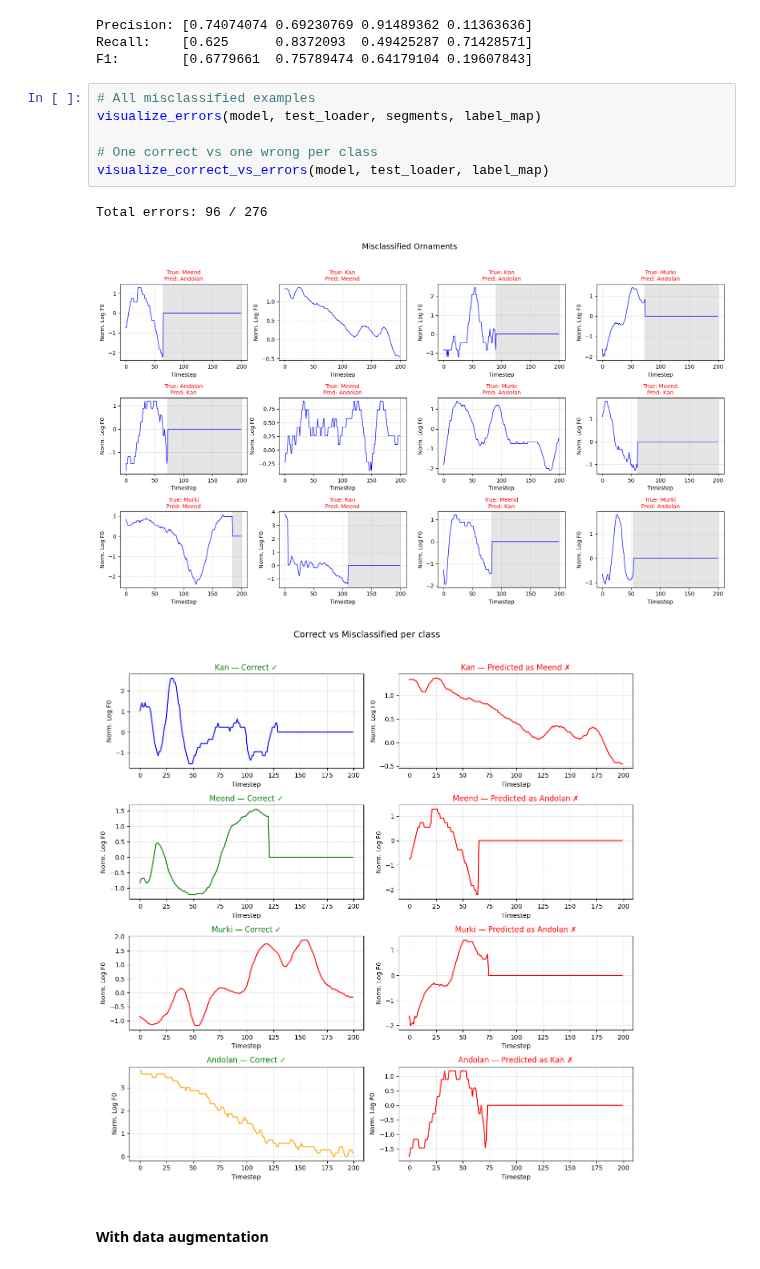
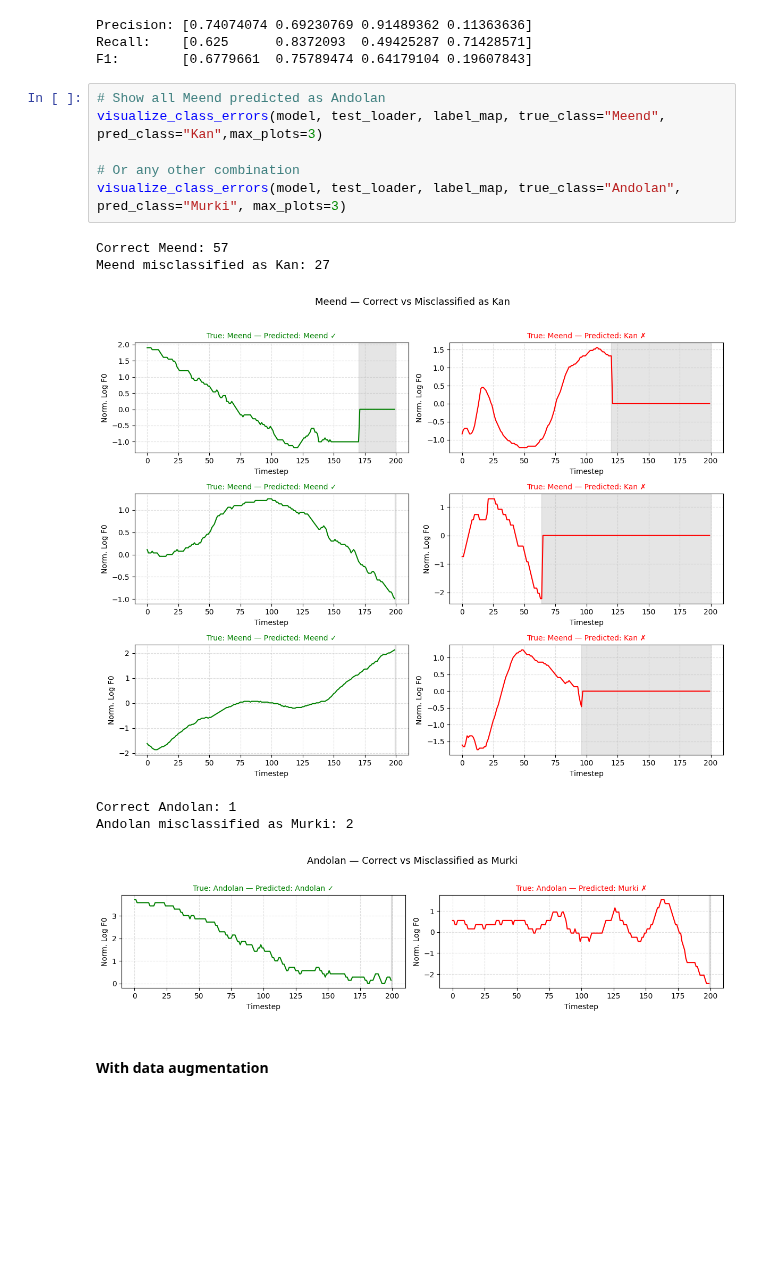
Before and after one commit to Sangarshanan/hindustani-ornamentation-classification, a Jupyter notebook: notebooks/TCN_Final.ipynb, the cells around one changed output. Cells and saved outputs as stored; diff of their text form; blank space fills up the shorter version.

```diff
--- a/notebooks/TCN_Final.ipynb
+++ b/notebooks/TCN_Final.ipynb
@@ -677,16 +681,19 @@ Macro avg  | Precision: 0.615 | Recall: 0.668 | F1: 0.568
 Precision: [0.74074074 0.69230769 0.91489362 0.11363636]
 Recall:    [0.625      0.8372093  0.49425287 0.71428571]
 F1:        [0.6779661  0.75789474 0.64179104 0.19607843]
-# %%
-# All misclassified examples
-visualize_errors(model, test_loader, segments, label_map)
-
-# One correct vs one wrong per class
-visualize_correct_vs_errors(model, test_loader, label_map)
-# %% [output]
-Total errors: 96 / 276
-[figure, removed]
-[figure, removed]
+# %%
+# Show all Meend predicted as Andolan
+visualize_class_errors(model, test_loader, label_map, true_class="Meend", pred_class="Kan",max_plots=3)
+
+# Or any other combination
+visualize_class_errors(model, test_loader, label_map, true_class="Andolan", pred_class="Murki", max_plots=3)
+# %% [output]
+Correct Meend: 57
+Meend misclassified as Kan: 27
+[figure, added]
+Correct Andolan: 1
+Andolan misclassified as Murki: 2
+[figure, added]
 # %% [markdown]
 #### With data augmentation
 # %%
```
Also changed, not shown: parts of 17 cells of this notebook.
